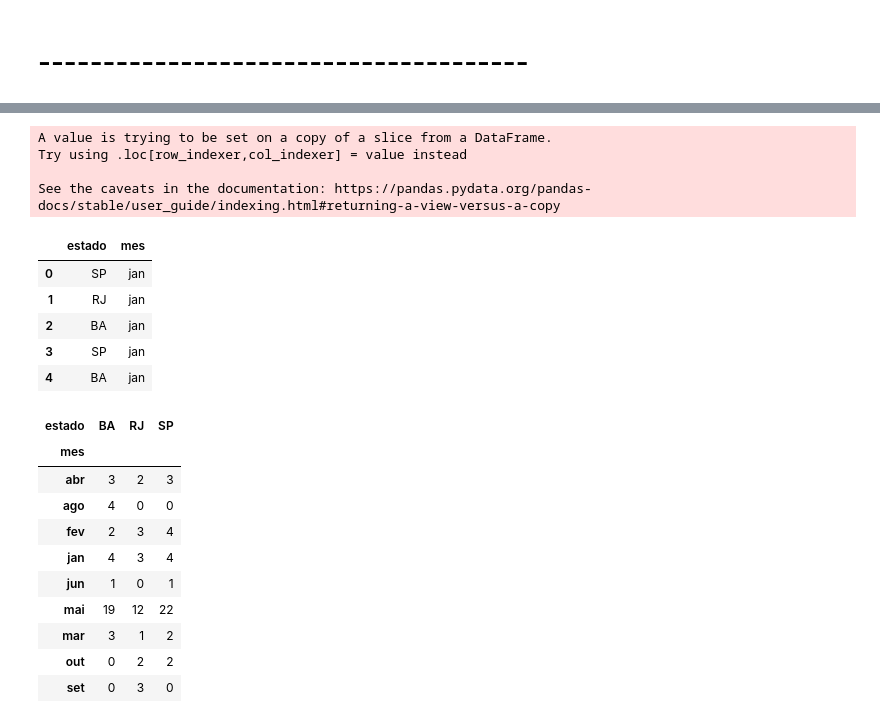
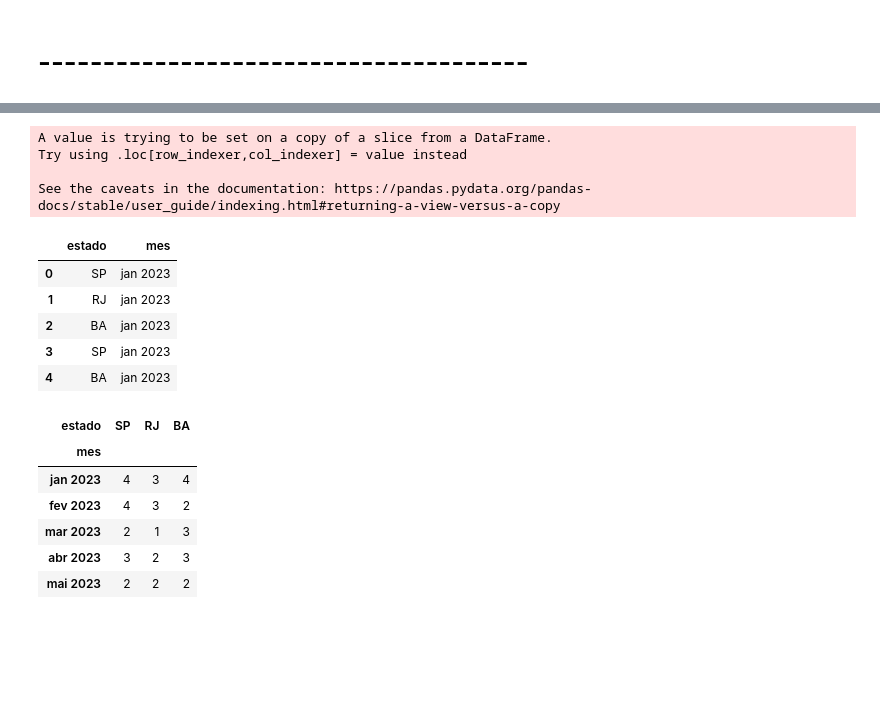
Before and after one commit to gabrielfalanga/gs-python, a Jupyter notebook: analise.ipynb, the cells around one changed output, grey strips where cells are left out. Drawn from its saved outputs; the diff is of its cells as text; code cells hidden in the pictures; blank space fills up the shorter version.

Commit message:
ordem dos meses corrigida e dados atualizados

```diff
--- a/analise.ipynb
+++ b/analise.ipynb
@@ -234,5 +235,8 @@ estados_datas_df.head()
 # %%
-estados_datas_df.loc[:, 'mes'] = estados_datas_df['data'].str[2:6]
+# substituindo a data toda somente por mês e ano
+# criando a coluna 'mes'
+estados_datas_df.loc[:, 'mes'] = estados_datas_df['data'].str[2:]
+# removendo a coluna 'data'
 estados_meses_df = estados_datas_df.drop(columns='data')
 estados_meses_df.head()
 # %% [output]
@@ -241,24 +245,21 @@ Try using .loc[row_indexer,col_indexer] = value instead
 
 See the caveats in the documentation: https://pandas.pydata.org/pandas-docs/stable/user_guide/indexing.html#returning-a-view-versus-a-copy
 |  | estado | mes |
-| 0 | SP | jan |
-| 1 | RJ | jan |
-| 2 | BA | jan |
-| 3 | SP | jan |
-| 4 | BA | jan |
+| 0 | SP | jan 2023 |
+| 1 | RJ | jan 2023 |
+| 2 | BA | jan 2023 |
+| 3 | SP | jan 2023 |
+| 4 | BA | jan 2023 |
 # %%
-estados_meses_agrupado_df = estados_meses_df.groupby(['mes', 'estado']).size().unstack(fill_value=0)
-estados_meses_agrupado_df
+# criando DataFrame agrupado por mês e estado
+estados_meses_agrupado_df = estados_meses_df.groupby(['mes', 'estado'], sort=False).size().unstack(fill_value=0)
+estados_meses_agrupado_df.head()
 # %% [output]
-| estado | BA | RJ | SP |
+| estado | SP | RJ | BA |
 | mes |  |  |  |
-| abr | 3 | 2 | 3 |
-| ago | 4 | 0 | 0 |
-| fev | 2 | 3 | 4 |
-| jan | 4 | 3 | 4 |
-| jun | 1 | 0 | 1 |
-| mai | 19 | 12 | 22 |
-| mar | 3 | 1 | 2 |
-| out | 0 | 2 | 2 |
-| set | 0 | 3 | 0 |
+| jan 2023 | 4 | 3 | 4 |
+| fev 2023 | 4 | 3 | 2 |
+| mar 2023 | 2 | 1 | 3 |
+| abr 2023 | 3 | 2 | 3 |
+| mai 2023 | 2 | 2 | 2 |
 # %%
```
Also changed, not shown: parts of 10 cells of this notebook, 1 other file.
